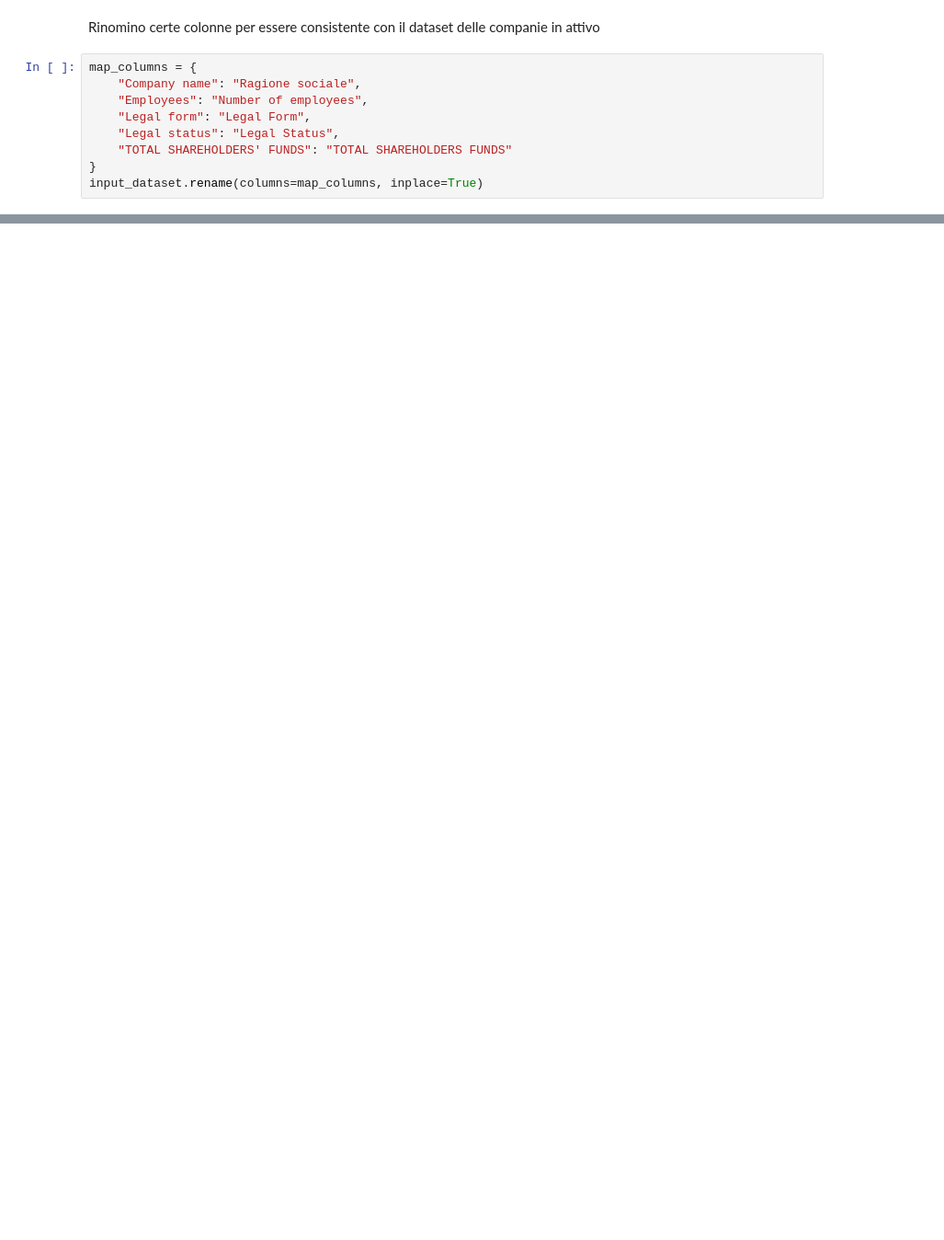
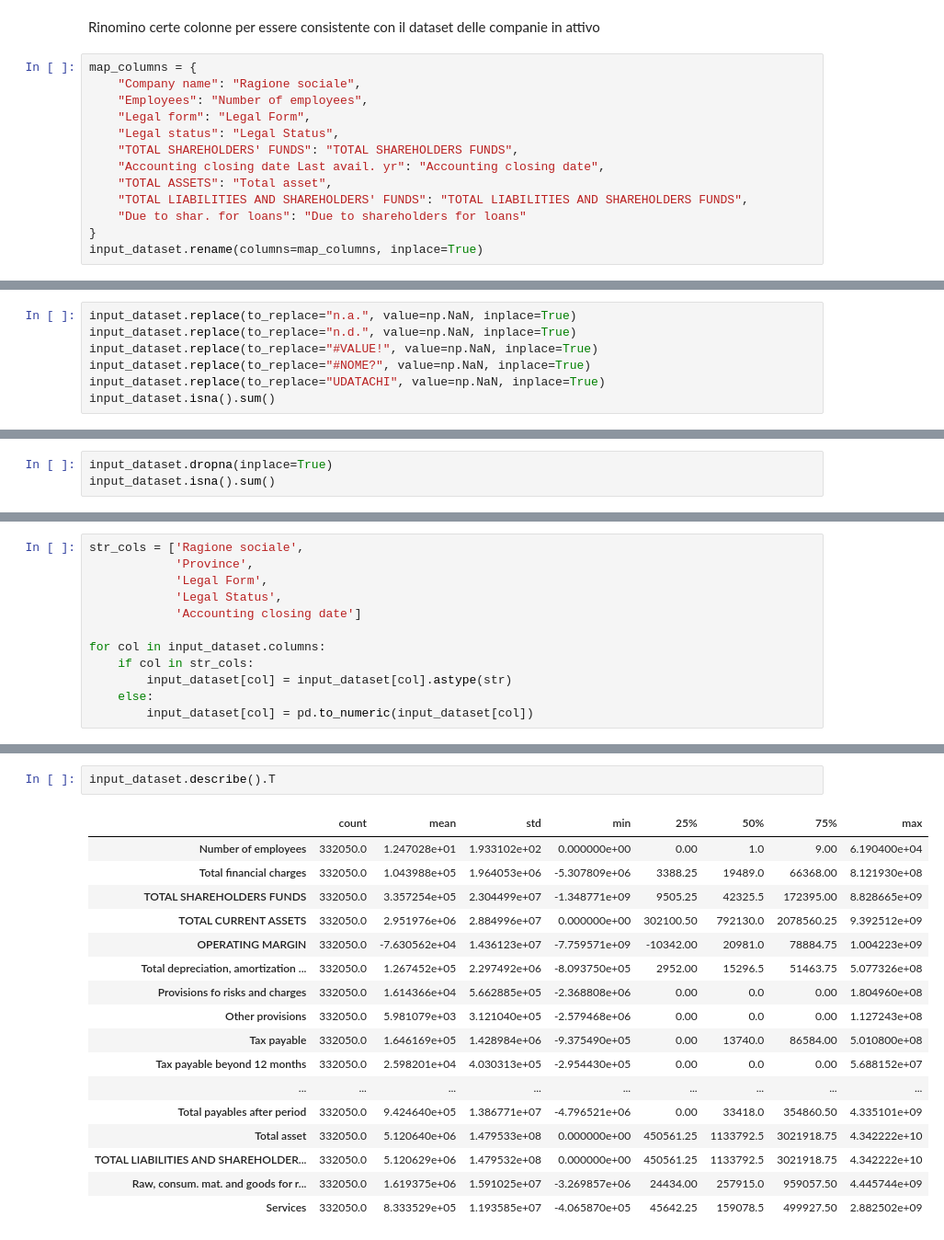
Before and after one commit to IceScreaM98/ML-companies-balance, a Jupyter notebook: Notebooks/Dataset_estimators_bankrupt.ipynb, the cells around one changed output, grey strips where cells are left out. Shown at 92% size. Cells and saved outputs as stored; diff of their text form; blank space fills up the shorter version.

Commit message:
Improved copy of dataframes, finished first prototype of the bankruptcy estimators.

```diff
--- a/Notebooks/Dataset_estimators_bankrupt.ipynb
+++ b/Notebooks/Dataset_estimators_bankrupt.ipynb
@@ -124,7 +164,11 @@ map_columns = {
     "Employees": "Number of employees",
     "Legal form": "Legal Form",
     "Legal status": "Legal Status",
-    "TOTAL SHAREHOLDERS' FUNDS": "TOTAL SHAREHOLDERS FUNDS"
+    "TOTAL SHAREHOLDERS' FUNDS": "TOTAL SHAREHOLDERS FUNDS",
+    "Accounting closing date Last avail. yr": "Accounting closing date",
+    "TOTAL ASSETS": "Total asset",
+    "TOTAL LIABILITIES AND SHAREHOLDERS' FUNDS": "TOTAL LIABILITIES AND SHAREHOLDERS FUNDS",
+    "Due to shar. for loans": "Due to shareholders for loans"
 }
 input_dataset.rename(columns=map_columns, inplace=True)
 # %%
@@ -131,0 +192,7 @@ input_dataset
+# %%
+input_dataset.replace(to_replace="n.a.", value=np.NaN, inplace=True)
+input_dataset.replace(to_replace="n.d.", value=np.NaN, inplace=True)
+input_dataset.replace(to_replace="#VALUE!", value=np.NaN, inplace=True)
+input_dataset.replace(to_replace="#NOME?", value=np.NaN, inplace=True)
+input_dataset.replace(to_replace="UDATACHI", value=np.NaN, inplace=True)
+input_dataset.isna().sum()
@@ -131,0 +219,3 @@ input_dataset
+# %%
+input_dataset.dropna(inplace=True)
+input_dataset.isna().sum()
@@ -131,0 +246,12 @@ input_dataset
+# %%
+str_cols = ['Ragione sociale',
+            'Province',
+            'Legal Form',
+            'Legal Status',
+            'Accounting closing date']
+
+for col in input_dataset.columns:
+    if col in str_cols:
+        input_dataset[col] = input_dataset[col].astype(str)
+    else:
+        input_dataset[col] = pd.to_numeric(input_dataset[col])
@@ -131,0 +260,20 @@ input_dataset
+# %%
+input_dataset.describe().T
+# %% [output]
+|  | count | mean | std | min | 25% | 50% | 75% | max |
+| Number of employees | 332050.0 | 1.247028e+01 | 1.933102e+02 | 0.000000e+00 | 0.00 | 1.0 | 9.00 | 6.190400e+04 |
+| Total financial charges | 332050.0 | 1.043988e+05 | 1.964053e+06 | -5.307809e+06 | 3388.25 | 19489.0 | 66368.00 | 8.121930e+08 |
+| TOTAL SHAREHOLDERS FUNDS | 332050.0 | 3.357254e+05 | 2.304499e+07 | -1.348771e+09 | 9505.25 | 42325.5 | 172395.00 | 8.828665e+09 |
+| TOTAL CURRENT ASSETS | 332050.0 | 2.951976e+06 | 2.884996e+07 | 0.000000e+00 | 302100.50 | 792130.0 | 2078560.25 | 9.392512e+09 |
+| OPERATING MARGIN | 332050.0 | -7.630562e+04 | 1.436123e+07 | -7.759571e+09 | -10342.00 | 20981.0 | 78884.75 | 1.004223e+09 |
+| Total depreciation, amortization ... | 332050.0 | 1.267452e+05 | 2.297492e+06 | -8.093750e+05 | 2952.00 | 15296.5 | 51463.75 | 5.077326e+08 |
+| Provisions fo risks and charges | 332050.0 | 1.614366e+04 | 5.662885e+05 | -2.368808e+06 | 0.00 | 0.0 | 0.00 | 1.804960e+08 |
+| Other provisions | 332050.0 | 5.981079e+03 | 3.121040e+05 | -2.579468e+06 | 0.00 | 0.0 | 0.00 | 1.127243e+08 |
+| Tax payable | 332050.0 | 1.646169e+05 | 1.428984e+06 | -9.375490e+05 | 0.00 | 13740.0 | 86584.00 | 5.010800e+08 |
+| Tax payable beyond 12 months | 332050.0 | 2.598201e+04 | 4.030313e+05 | -2.954430e+05 | 0.00 | 0.0 | 0.00 | 5.688152e+07 |
+| ... | ... | ... | ... | ... | ... | ... | ... | ... |
+| Total payables after period | 332050.0 | 9.424640e+05 | 1.386771e+07 | -4.796521e+06 | 0.00 | 33418.0 | 354860.50 | 4.335101e+09 |
+| Total asset | 332050.0 | 5.120640e+06 | 1.479533e+08 | 0.000000e+00 | 450561.25 | 1133792.5 | 3021918.75 | 4.342222e+10 |
+| TOTAL LIABILITIES AND SHAREHOLDER... | 332050.0 | 5.120629e+06 | 1.479532e+08 | 0.000000e+00 | 450561.25 | 1133792.5 | 3021918.75 | 4.342222e+10 |
+| Raw, consum. mat. and goods for r... | 332050.0 | 1.619375e+06 | 1.591025e+07 | -3.269857e+06 | 24434.00 | 257915.0 | 959057.50 | 4.445744e+09 |
+| Services | 332050.0 | 8.333529e+05 | 1.193585e+07 | -4.065870e+05 | 45642.25 | 159078.5 | 499927.50 | 2.882502e+09 |
```
Also changed, not shown: parts of 35 cells of this notebook, 1 other file.
